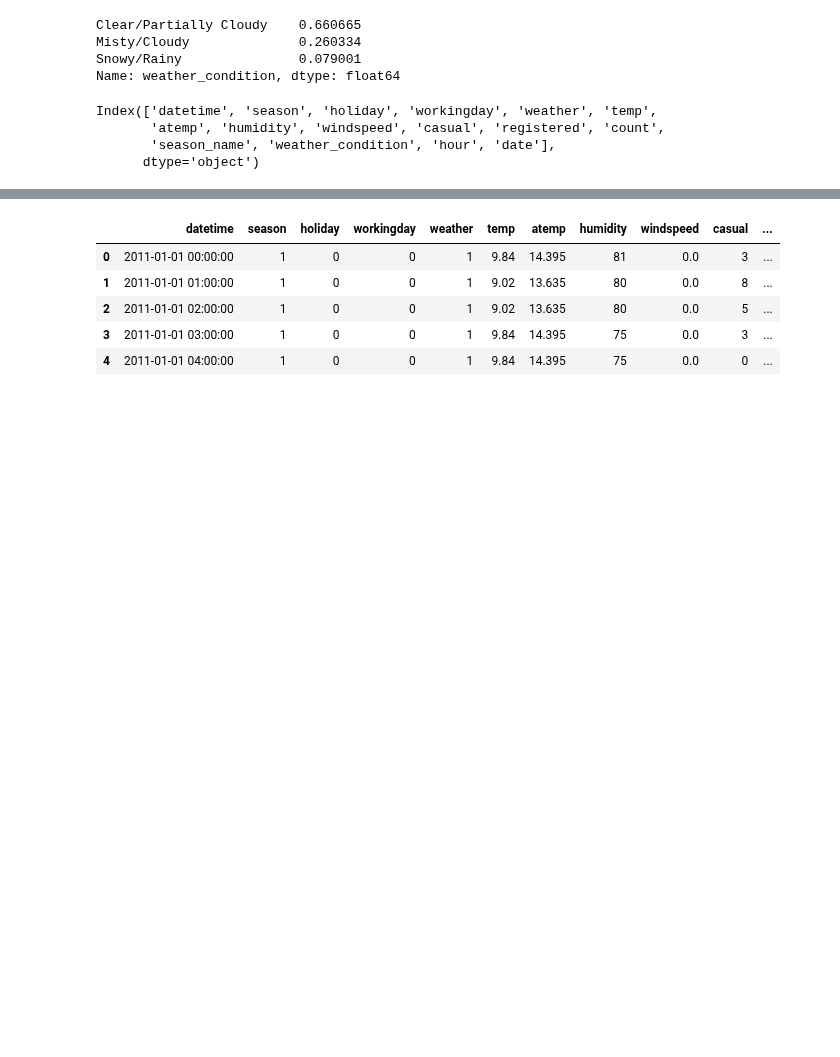
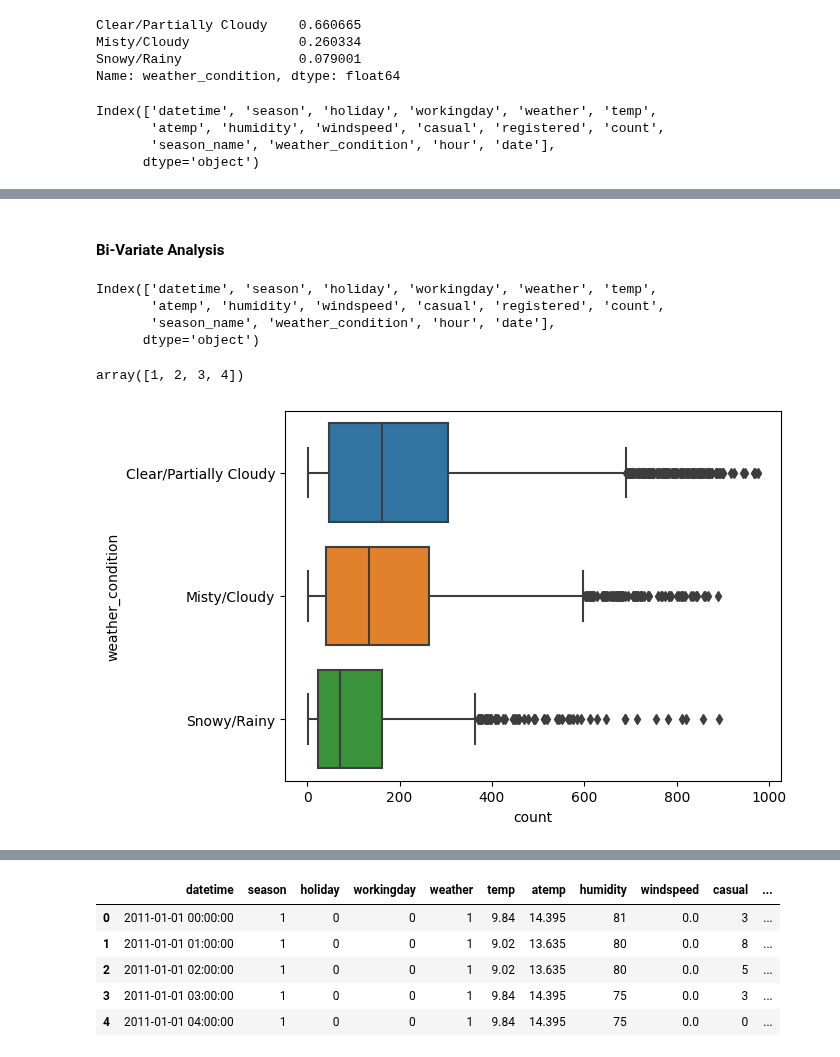
Before and after one commit to trehansalil/yulu_data_analysis, a Jupyter notebook: data_analysis.ipynb, the cells around one changed output, grey strips where cells are left out. Cells and saved outputs as stored; diff of their text form; code cells hidden in the pictures; blank space fills up the shorter version.

```diff
--- a/data_analysis.ipynb
+++ b/data_analysis.ipynb
@@ -265,0 +273,18 @@ Index(['datetime', 'season', 'holiday', 'workingday', 'weather', 'temp',
+# %% [markdown]
+#### Bi-Variate Analysis
+# %%
+df.columns
+# %% [output]
+Index(['datetime', 'season', 'holiday', 'workingday', 'weather', 'temp',
+       'atemp', 'humidity', 'windspeed', 'casual', 'registered', 'count',
+       'season_name', 'weather_condition', 'hour', 'date'],
+      dtype='object')
+# %%
+df.season.unique()
+# %% [output]
+array([1, 2, 3, 4])
+# %%
+sns.boxplot(data=df, y='weather_condition', x='count')
+plt.show()
+# %% [output]
+[figure, added]
```
Also changed, not shown: parts of 5 cells of this notebook.
